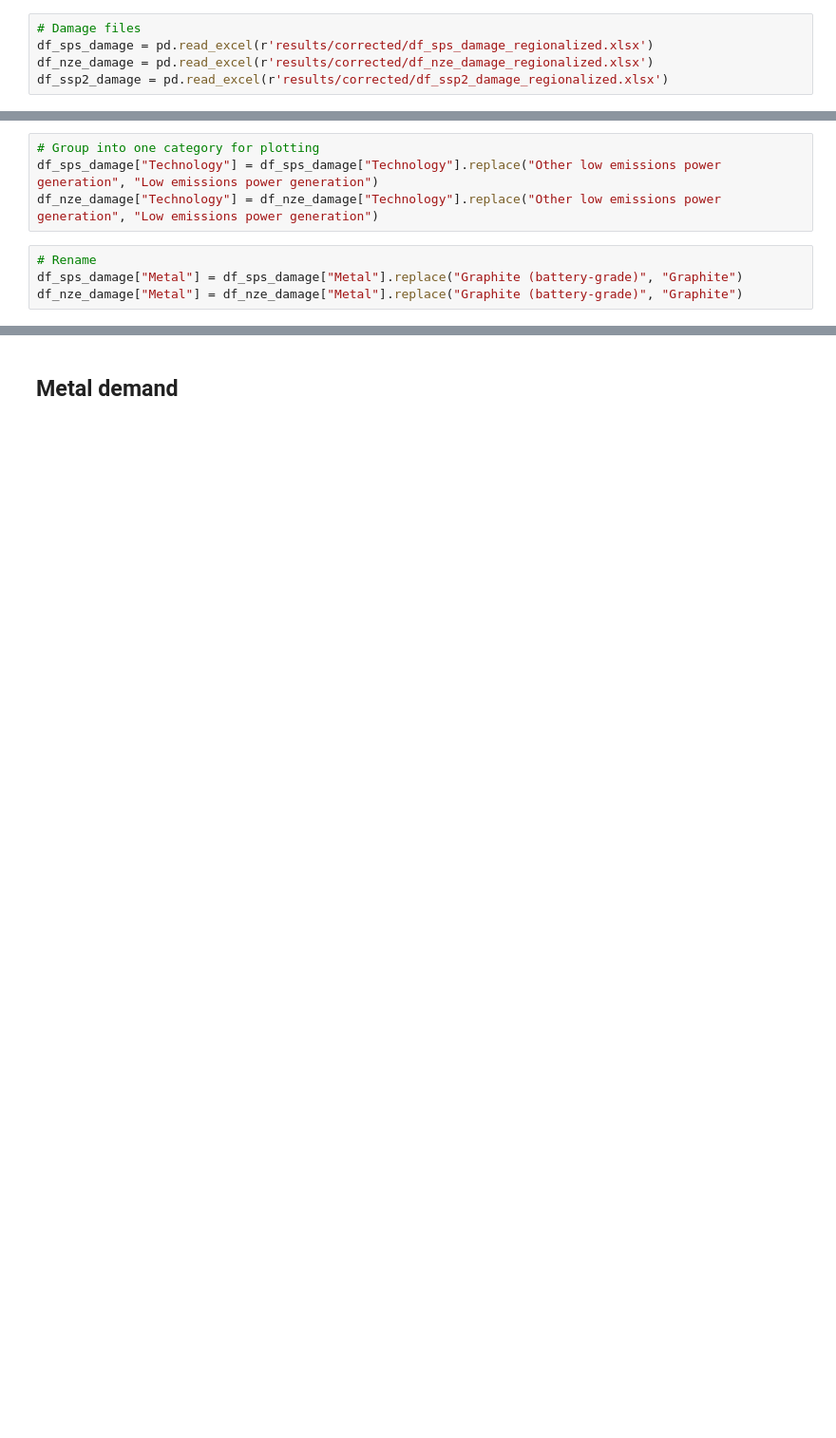
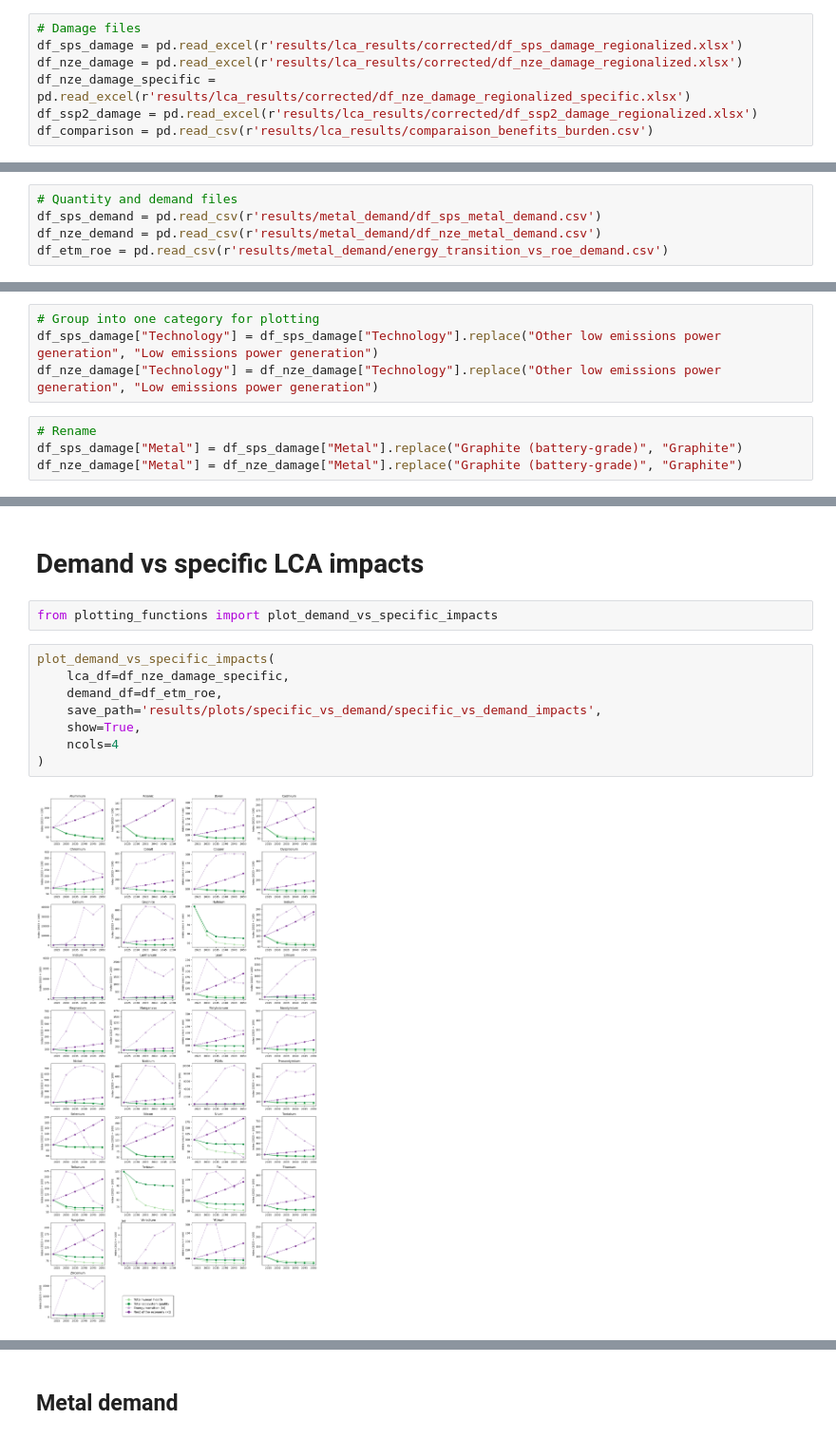
Before and after one commit to marpellan/plca_metals, a Jupyter notebook: 5. generate_plots.ipynb, the cells around one changed output, grey strips where cells are left out. Shown at 95% size. Cells and saved outputs as stored; diff of their text form; blank space fills up the shorter version.

Commit message:
Cleaning + demand vs impact related graph

```diff
--- a/5. generate_plots.ipynb
+++ b/5. generate_plots.ipynb
@@ -7,5 +12,7 @@ from constants import EQ, HH, custom_tech_colors, custom_metal_colors
 # %%
 # Damage files
-df_sps_damage = pd.read_excel(r'results/corrected/df_sps_damage_regionalized.xlsx')
-df_nze_damage = pd.read_excel(r'results/corrected/df_nze_damage_regionalized.xlsx')
-df_ssp2_damage = pd.read_excel(r'results/corrected/df_ssp2_damage_regionalized.xlsx')
+df_sps_damage = pd.read_excel(r'results/lca_results/corrected/df_sps_damage_regionalized.xlsx')
+df_nze_damage = pd.read_excel(r'results/lca_results/corrected/df_nze_damage_regionalized.xlsx')
+df_nze_damage_specific = pd.read_excel(r'results/lca_results/corrected/df_nze_damage_regionalized_specific.xlsx')
+df_ssp2_damage = pd.read_excel(r'results/lca_results/corrected/df_ssp2_damage_regionalized.xlsx')
+df_comparison = pd.read_csv(r'results/lca_results/comparaison_benefits_burden.csv')
@@ -13,0 +19,5 @@ df_etm_roe = pd.read_csv(r'results/energy_transition_vs_roe_qty.csv')
+# %%
+# Quantity and demand files
+df_sps_demand = pd.read_csv(r'results/metal_demand/df_sps_metal_demand.csv')
+df_nze_demand = pd.read_csv(r'results/metal_demand/df_nze_metal_demand.csv')
+df_etm_roe = pd.read_csv(r'results/metal_demand/energy_transition_vs_roe_demand.csv')
@@ -42,2 +47,16 @@ import seaborn as sns
 sns.reset_orig()
+# %% [markdown]
+# Demand vs specific LCA impacts
+# %%
+from plotting_functions import plot_demand_vs_specific_impacts
+# %%
+plot_demand_vs_specific_impacts(
+    lca_df=df_nze_damage_specific,
+    demand_df=df_etm_roe,
+    save_path='results/plots/specific_vs_demand/specific_vs_demand_impacts',
+    show=True,
+    ncols=4
+)
+# %% [output]
+[figure, added]
 # %% [markdown]
```
Also changed, not shown: parts of 25 cells of this notebook, 43 other files.
